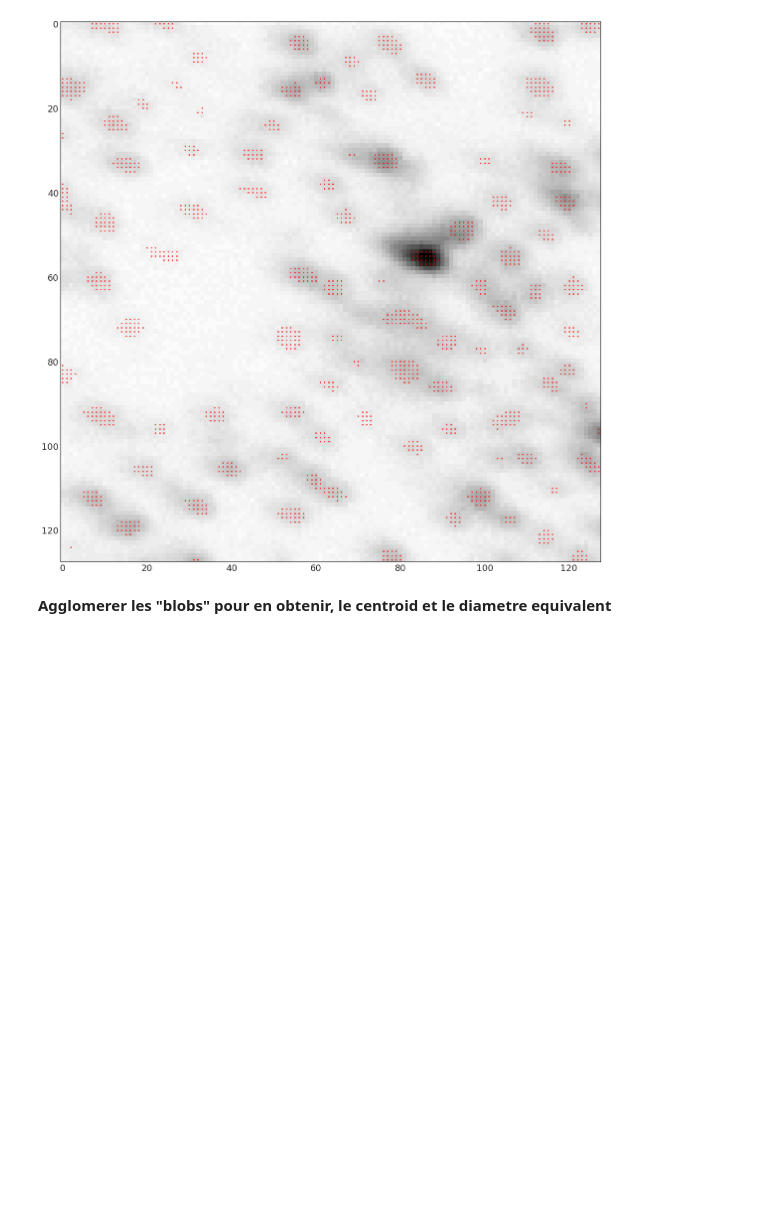
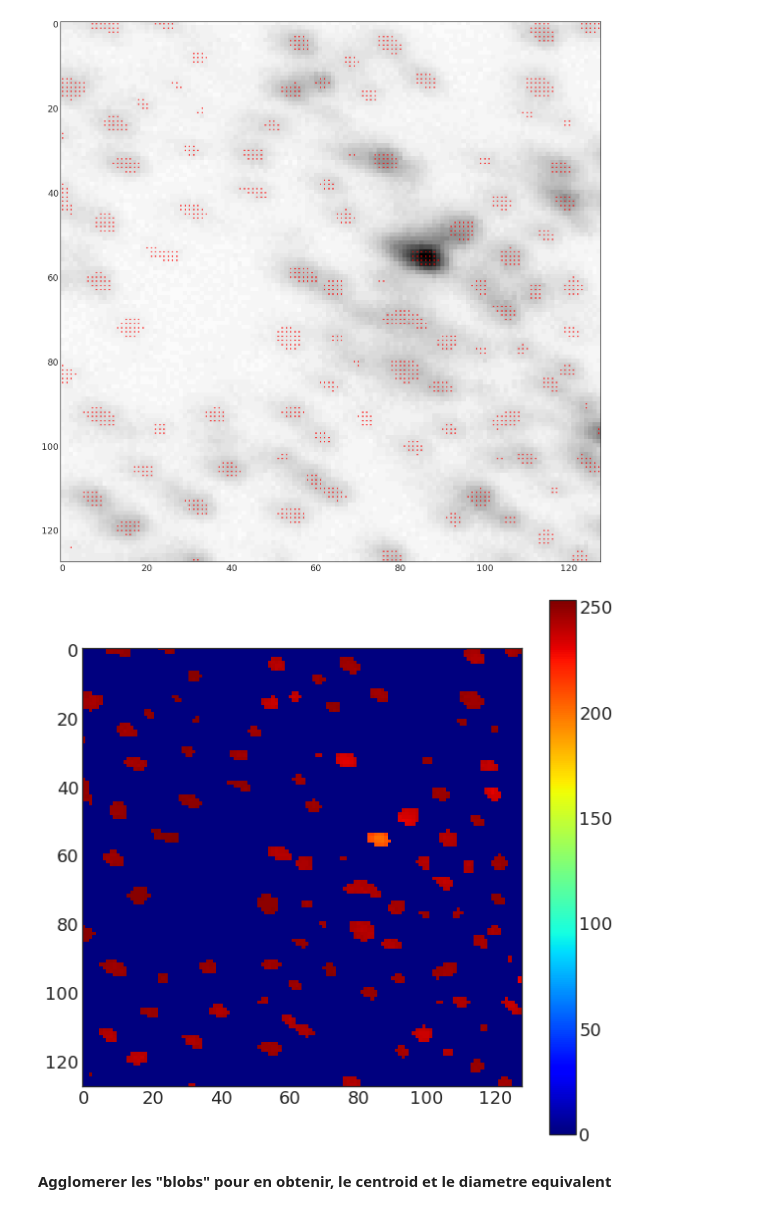
Before and after one commit to jecampagne/ImageProcessing, a Jupyter notebook: CellDetection_high_density.ipynb, the cells around one changed output. Cells and saved outputs as stored; diff of their text form; code cells hidden in the pictures; blank space fills up the shorter version.

```diff
--- a/CellDetection_high_density.ipynb
+++ b/CellDetection_high_density.ipynb
@@ -80,3 +80,9 @@ ax.scatter(point_x_s, point_y_s, color='red', **scatter_settings)
+# %%
+plt.figure(figsize=(10,10))
+plt.imshow(new_img)
+plt.colorbar();
+# %% [output]
+[figure, added]
 # %% [markdown]
 **Agglomerer les "blobs" pour en obtenir, le centroid et le diametre equivalent**
 # %%
```
Also changed, not shown: parts of 6 cells of this notebook, 3 other files.
